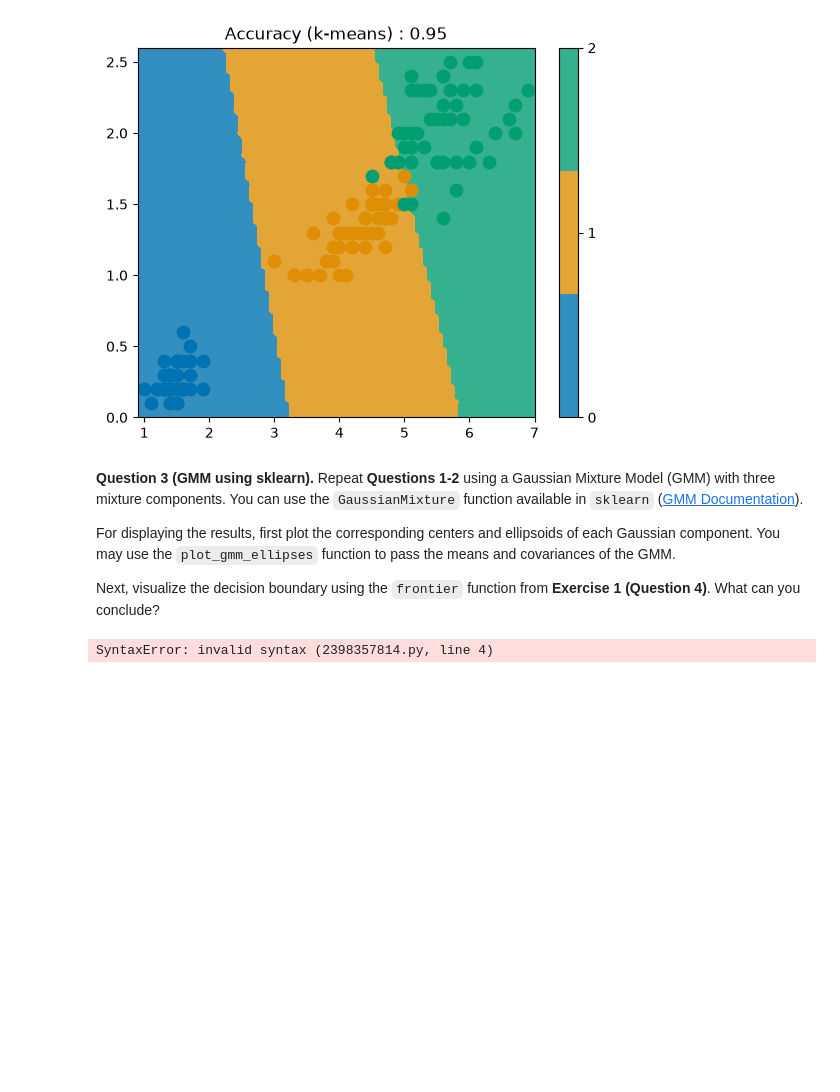
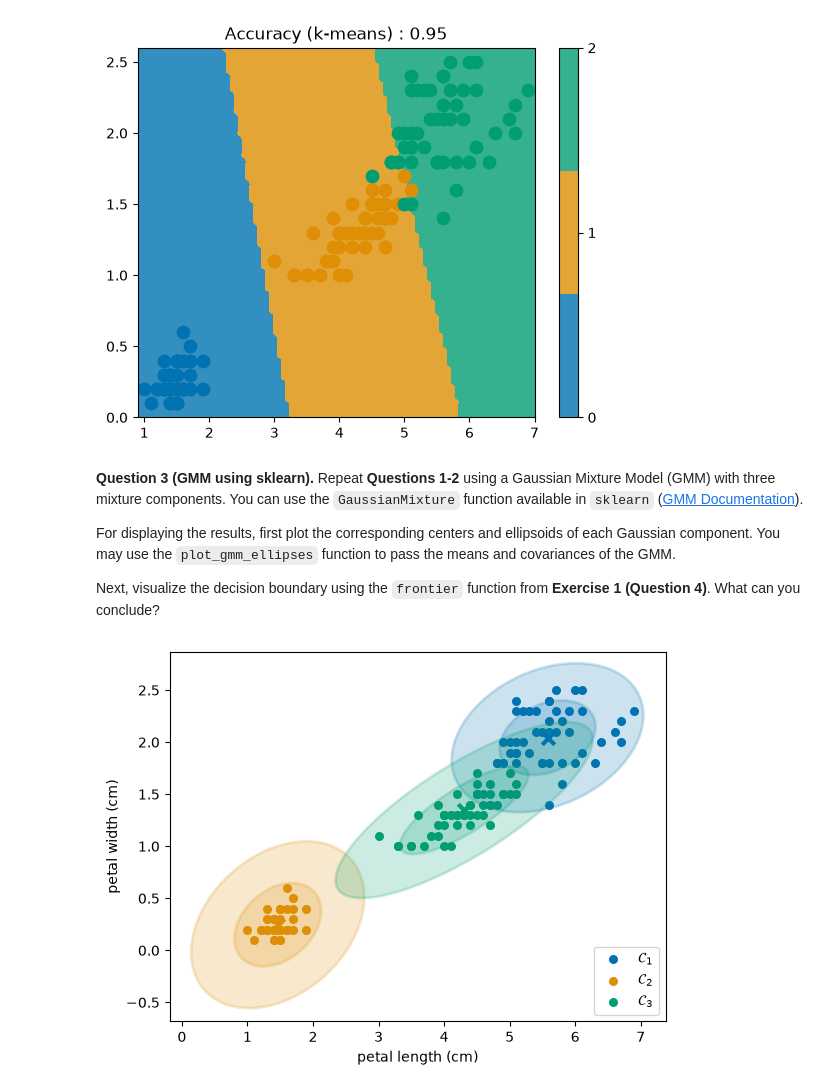
Before and after one commit to axelfrache/do5-frache-paillard-ml-tp2, a Jupyter notebook: TP_classification_clustering.ipynb, the cells around one changed output. Saved outputs shown, nothing was run; the diff lists cells and outputs as text; code cells hidden in the pictures; blank space fills up the shorter version.

```diff
--- a/TP_classification_clustering.ipynb
+++ b/TP_classification_clustering.ipynb
@@ -480,23 +479,27 @@ def plot_gmm_ellipses(gmm, ax, colors):
 # %%
 from sklearn.mixture import GaussianMixture
 
 # fitting a Gaussian Mixture Model
-gmm = # GaussianMixture(...)
-# gmm.fit(...)
-y_gmm = # gmm.predict(...)
+gmm = GaussianMixture(n_components = n_clusters, random_state = 13)
+gmm.fit(X)
+y_gmm = gmm.predict(X)
 
 # plotting points and ellipses
 fig, ax = plt.subplots()
 for i in range(n_clusters):
     points = X[y_gmm == i]
     ax.scatter(points[:, 0], points[:, 1], s=30, color=colors[i], label="$\\mathcal{C}_" + str(i+1) + "$")
 
 plot_gmm_ellipses(gmm, ax, colors)
+
+# centres (moyennes) de chaque composante
+for i in range(n_clusters):
+    ax.scatter(gmm.means_[i, 0], gmm.means_[i, 1], marker = 'x', s = 80, linewidths = 3, color = colors[i], zorder = 10)
 ax.set(xlabel = dataset_full.feature_names[2],
        ylabel = dataset_full.feature_names[3])
 ax.legend(loc=4);
 # %% [output]
-SyntaxError: invalid syntax (2398357814.py, line 4)
+[figure, added]
 # %%
 print("weights:", gmm.weights_)
 print("means:", gmm.means_)
```
Also changed, not shown: parts of 5 cells of this notebook.
